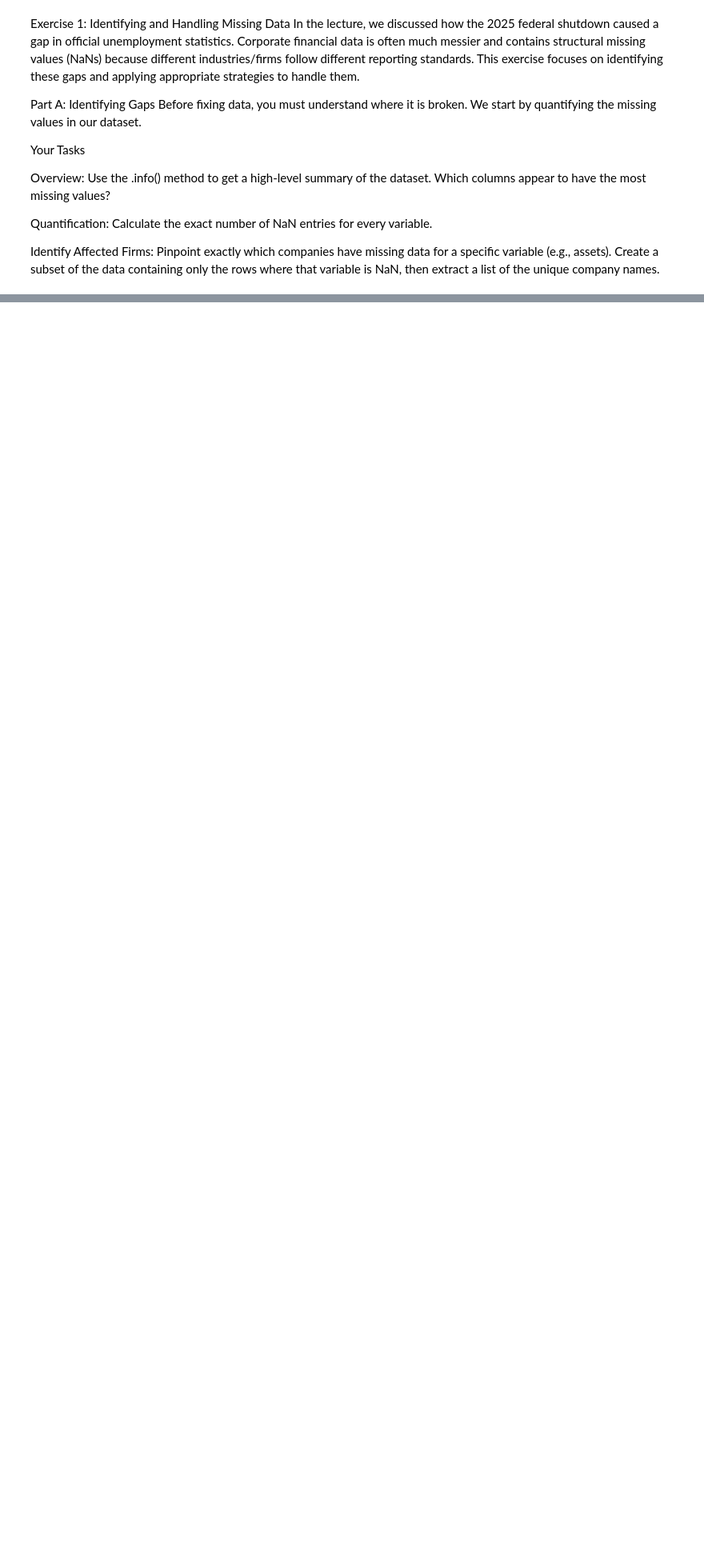
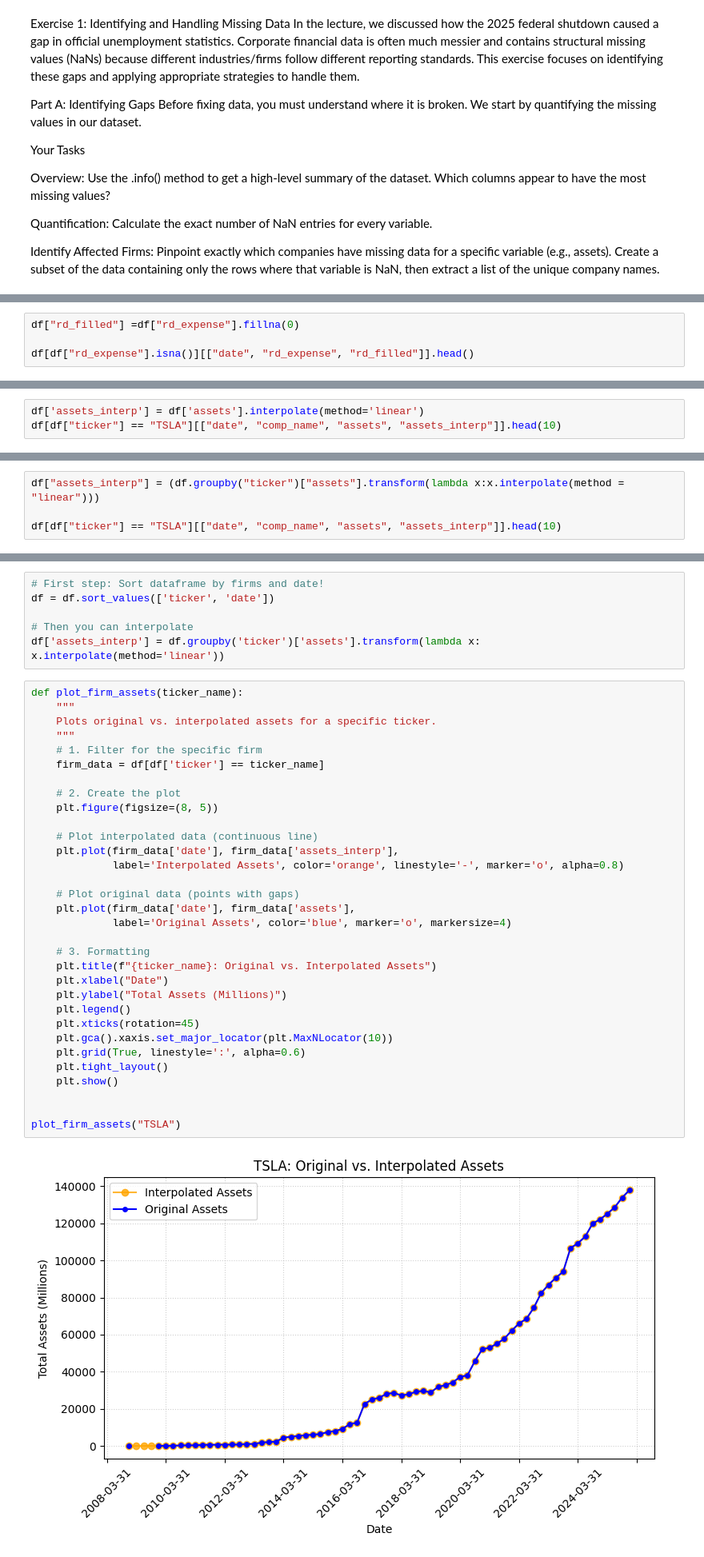
Before and after one commit to williamwuillemin/Intro-to-Progamming-Exo-6, a Jupyter notebook: Exercises_06.ipynb, the cells around one changed output, grey strips where cells are left out. Shown at 80% size. Drawn from its saved outputs; the diff is of its cells as text; blank space fills up the shorter version.

Commit message:
Exercise 1 finished with graphs

```diff
--- a/Exercises_06.ipynb
+++ b/Exercises_06.ipynb
@@ -120,0 +239,4 @@ Identify Affected Firms: Pinpoint exactly which companies have missing data for
+# %%
+df["rd_filled"] =df["rd_expense"].fillna(0)
+
+df[df["rd_expense"].isna()][["date", "rd_expense", "rd_filled"]].head()
@@ -120,0 +250,3 @@ Identify Affected Firms: Pinpoint exactly which companies have missing data for
+# %%
+df['assets_interp'] = df['assets'].interpolate(method='linear')
+df[df["ticker"] == "TSLA"][["date", "comp_name", "assets", "assets_interp"]].head(10)
@@ -120,0 +269,4 @@ Identify Affected Firms: Pinpoint exactly which companies have missing data for
+# %%
+df["assets_interp"] = (df.groupby("ticker")["assets"].transform(lambda x:x.interpolate(method = "linear")))
+
+df[df["ticker"] == "TSLA"][["date", "comp_name", "assets", "assets_interp"]].head(10)
@@ -120,0 +298,40 @@ Identify Affected Firms: Pinpoint exactly which companies have missing data for
+# %%
+# First step: Sort dataframe by firms and date!
+df = df.sort_values(['ticker', 'date'])
+
+# Then you can interpolate
+df['assets_interp'] = df.groupby('ticker')['assets'].transform(lambda x: x.interpolate(method='linear'))
+# %%
+def plot_firm_assets(ticker_name):
+    """
+    Plots original vs. interpolated assets for a specific ticker.
+    """
+    # 1. Filter for the specific firm
+    firm_data = df[df['ticker'] == ticker_name]
+
+    # 2. Create the plot
+    plt.figure(figsize=(8, 5))
+
+    # Plot interpolated data (continuous line)
+    plt.plot(firm_data['date'], firm_data['assets_interp'],
+             label='Interpolated Assets', color='orange', linestyle='-', marker='o', alpha=0.8)
+
+    # Plot original data (points with gaps)
+    plt.plot(firm_data['date'], firm_data['assets'],
+             label='Original Assets', color='blue', marker='o', markersize=4)
+
+    # 3. Formatting
+    plt.title(f"{ticker_name}: Original vs. Interpolated Assets")
+    plt.xlabel("Date")
+    plt.ylabel("Total Assets (Millions)")
+    plt.legend()
+    plt.xticks(rotation=45)
+    plt.gca().xaxis.set_major_locator(plt.MaxNLocator(10))
+    plt.grid(True, linestyle=':', alpha=0.6)
+    plt.tight_layout()
+    plt.show()
+
+
+plot_firm_assets("TSLA")
+# %% [output]
+[figure, added]
```
Also changed, not shown: parts of 16 cells of this notebook.
